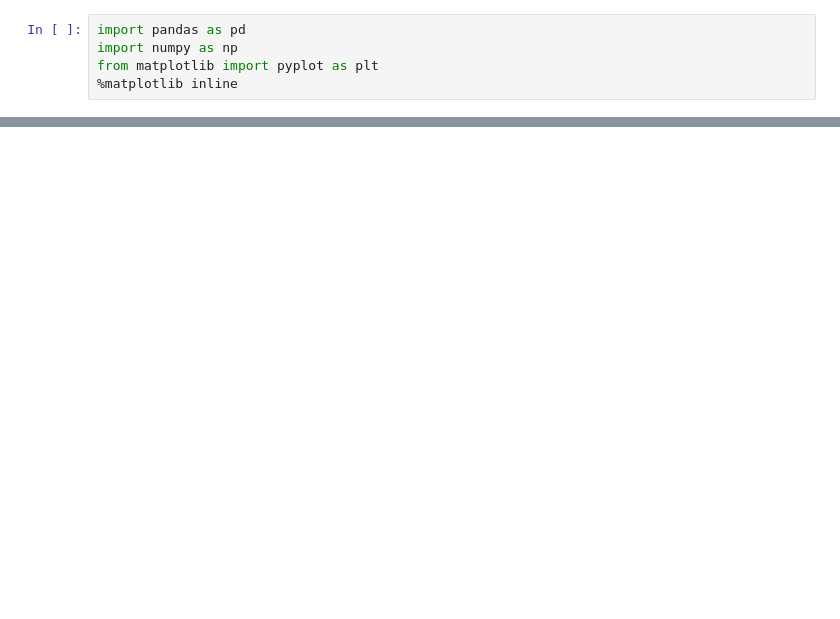
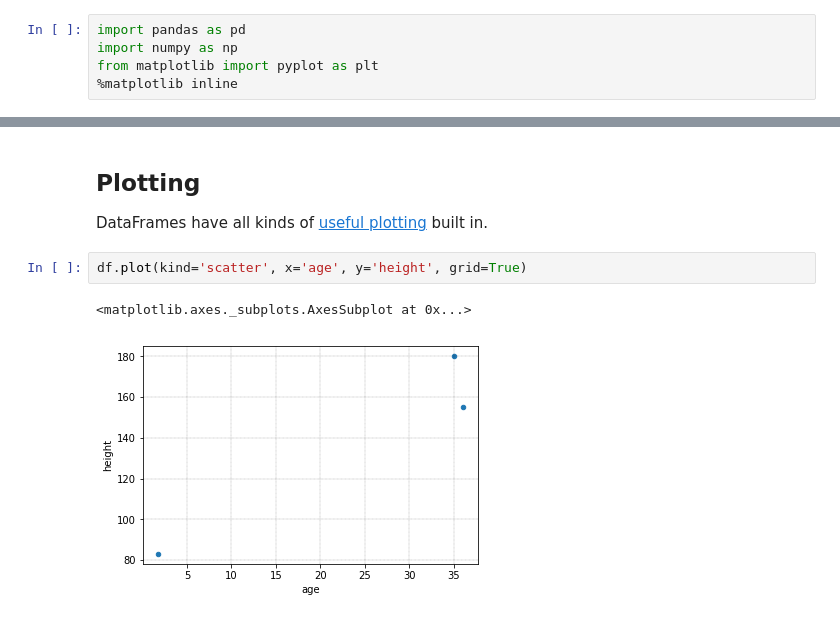
Before and after one commit to rabernat/research_computing, a Jupyter notebook: content/lectures/python/pandas.ipynb, the cells around one changed output, grey strips where cells are left out. Cells and saved outputs as stored; diff of their text form; blank space fills up the shorter version.

```diff
--- a/content/lectures/python/pandas.ipynb
+++ b/content/lectures/python/pandas.ipynb
@@ -85 +245,10 @@ df.describe()
+# %% [markdown]
+## Plotting
+
+DataFrames have all kinds of [useful plotting](https://pandas.pydata.org/pandas-docs/stable/visualization.html) built in.
+# %%
+df.plot(kind='scatter', x='age', y='height', grid=True)
+# %% [output]
+<matplotlib.axes._subplots.AxesSubplot at 0x...>
+[figure, added]
 # %%
```
Also changed, not shown: parts of 87 cells of this notebook.
